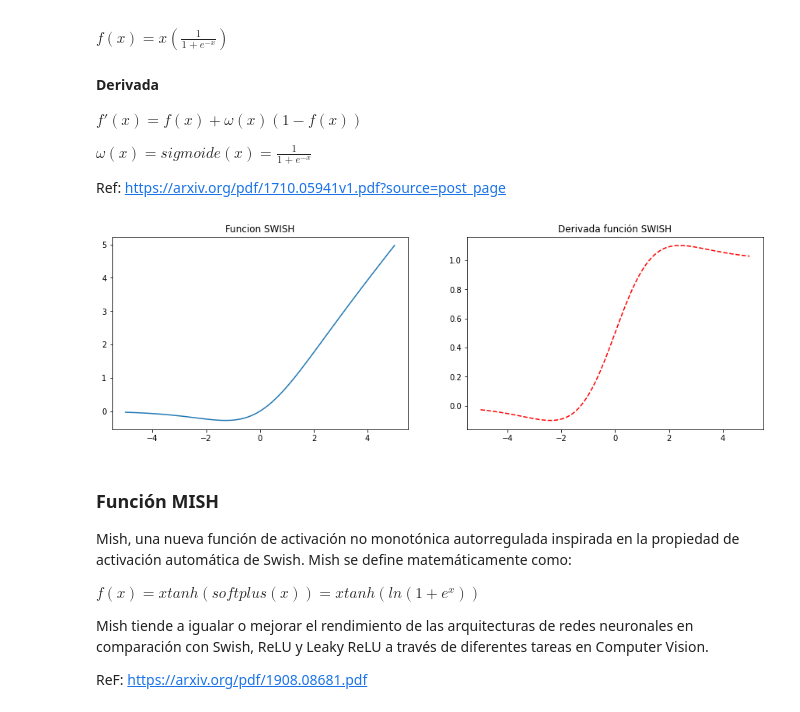
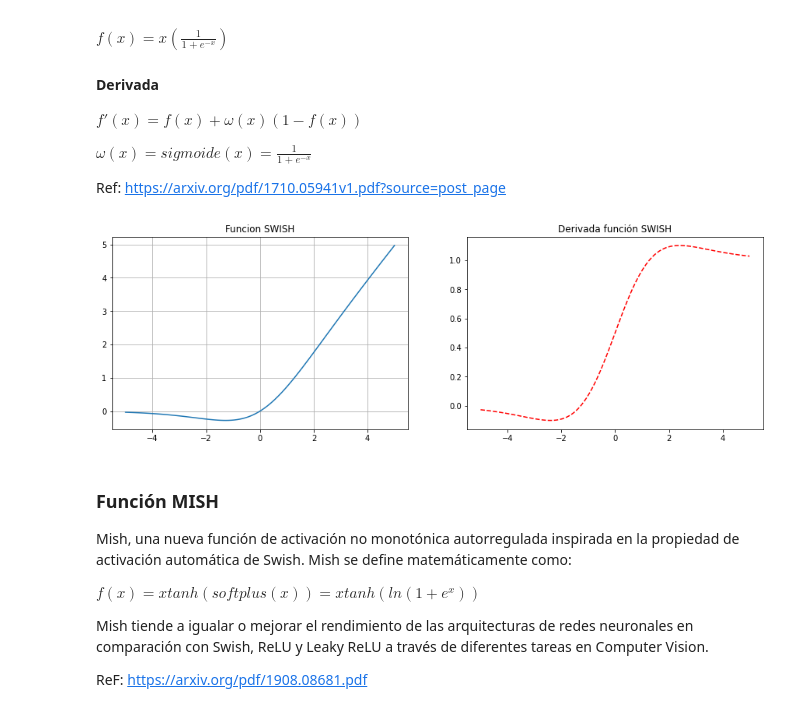
Before and after one commit to jmcalvomartin/python, a Jupyter notebook: projects/Create_ANN/function_activation.ipynb, the cells around one changed output. Cells and saved outputs as stored; diff of their text form; code cells hidden in the pictures.

```diff
--- a/projects/Create_ANN/function_activation.ipynb
+++ b/projects/Create_ANN/function_activation.ipynb
@@ -13,7 +13,7 @@ from IPython.display import display, Math, Latex
 La razón principal por la que usamos la función sigmoide es porque existe entre (0 a 1). Por lo tanto, se usa especialmente para modelos en los que tenemos que predecir la probabilidad como un resultado. Dado que la probabilidad de cualquier cosa existe solo entre el rango de 0 y 1
 # %%
 #Creamos la función sigmoide con lambda , donde lambda[0] es la sigmoide y lambda[1] es su derivada
-sigm = (lambda x:1/(1+np.e**(-x)),lambda x:x * (1-x))
+sigm = (lambda x:1/(1+np.e**(-x)),lambda x:np.exp(-x)/(np.exp(-x)+1)**2)
 # %%
 #Latex
 display(Math(r'sigmoide(x) = \frac{1}{1+e^{-x}} '))
@@ -109,15 +155,16 @@ swish_derivative=(lambda x: swish(x)+sigm[0](x)*(1-swish(x)))
 # %%
 v = np.linspace(-5,5,100)
 plt.figure(1,figsize=(15,10))
 plt.subplot(221)
+plt.grid(visible=True)
 plt.plot(v,swish(v))
 plt.title("Funcion SWISH")
 plt.subplot(222)
 plt.plot(v,swish_derivative(v), "--", color="red")
 plt.title("Derivada función SWISH")
 plt.show()
 # %% [output]
-[figure, old version]
+[figure, new version]
 # %% [markdown]
 ### Función MISH
 Mish, una nueva función de activación no monotónica autorregulada inspirada en la propiedad de activación automática de Swish. Mish se define matemáticamente como:
```
Also changed, not shown: parts of 5 cells of this notebook.
